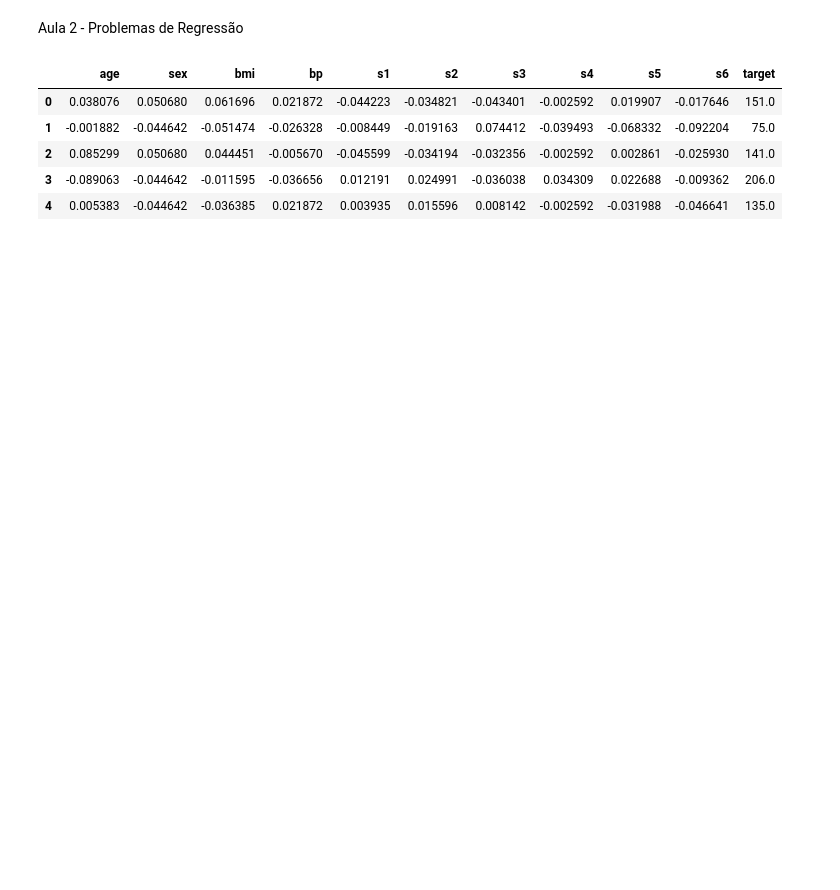
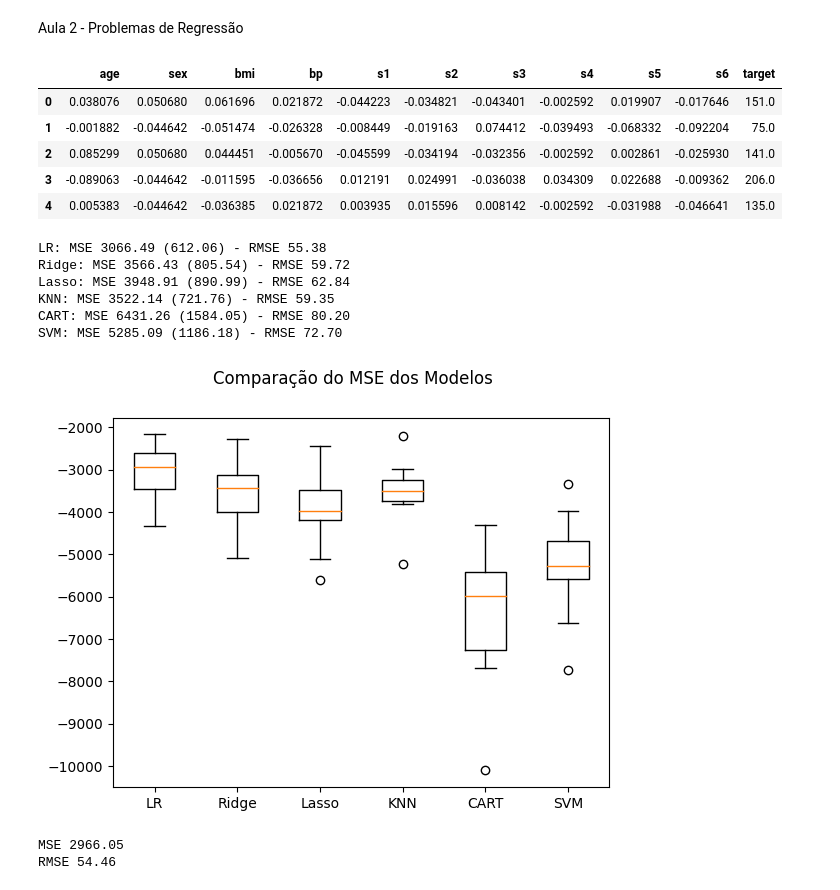
Before and after one commit to PedroHudson/PUC_aulas, a Jupyter notebook: Aula_2_Machine_Learning.ipynb, the cells around one changed output. Cells and saved outputs as stored; diff of their text form; code cells hidden in the pictures; blank space fills up the shorter version.

```diff
--- a/Aula_2_Machine_Learning.ipynb
+++ b/Aula_2_Machine_Learning.ipynb
@@ -44,0 +40,71 @@ array = dataset.values
+# %%
+# Preparação dos dados
+
+# Separação em bases de treino e teste
+array = dataset.values
+X = array[:,0:10] # atributos
+y = array[:,10] # classe (target)
+
+X_train, X_test, y_train, y_test = train_test_split(X, y, test_size=0.20, random_state=7) # faz a divisão
+
+# Criando o folds para a validação cruzada
+num_particoes = 10 # número de folds da validação cruzada
+kfold = KFold(n_splits=num_particoes, shuffle=True, random_state=7) # faz o particionamento em 10 folds
+# %%
+# Modelagem
+
+# Definindo uma seed global para esta célula de código
+np.random.seed(7)
+
+# Listas para armazenar os modelos, os resultados e os nomes dos modelos
+models = []
+results = []
+names = []
+
+# Preparando os modelos e adicionando-os em uma lista
+models.append(('LR', LinearRegression()))
+models.append(('Ridge', Ridge()))
+models.append(('Lasso', Lasso()))
+models.append(('KNN', KNeighborsRegressor()))
+models.append(('CART', DecisionTreeRegressor()))
+models.append(('SVM', SVR()))
+
+# Avaliando um modelo por vez
+for name, model in models:
+  cv_results = cross_val_score(model, X_train, y_train, cv=kfold, scoring='neg_mean_squared_error')
+  results.append(cv_results)
+  names.append(name)
+  # Imprime MSE, desvio padrão do MSE e RMSE dos 10 resultados da validação cruzada
+  msg = "%s: MSE %0.2f (%0.2f) - RMSE %0.2f" % (name, abs(cv_results.mean()), cv_results.std(), np.sqrt(abs(cv_results.mean())))
+  print(msg)
+
+# Boxplot de comparação dos modelos
+fig = plt.figure()
+fig.suptitle ('Comparação do MSE dos Modelos')
+ax = fig.add_subplot(111)
+plt.boxplot (results)
+ax.set_xticklabels(names)
+plt.show()
+# %% [output]
+LR: MSE 3066.49 (612.06) - RMSE 55.38
+Ridge: MSE 3566.43 (805.54) - RMSE 59.72
+Lasso: MSE 3948.91 (890.99) - RMSE 62.84
+KNN: MSE 3522.14 (721.76) - RMSE 59.35
+CART: MSE 6431.26 (1584.05) - RMSE 80.20
+SVM: MSE 5285.09 (1186.18) - RMSE 72.70
+[figure, added]
+# %%
+# Criando um modelo com todo o conjunto de treino
+model = LinearRegression()
+model.fit(X_train, y_train)
+
+# Fazendo as predições com o conjunto de teste
+predictions = model.predict(X_test)
+
+#Estimando o MSE e o RMSE no conjunto de teste
+mse = mean_squared_error(y_test, predictions)
+print("MSE %0.2f" % mse)
+print("RMSE %0.2f" % np.sqrt(abs(mse)))
+# %% [output]
+MSE 2966.05
+RMSE 54.46
```
Also changed, not shown: parts of 1 cell of this notebook.
